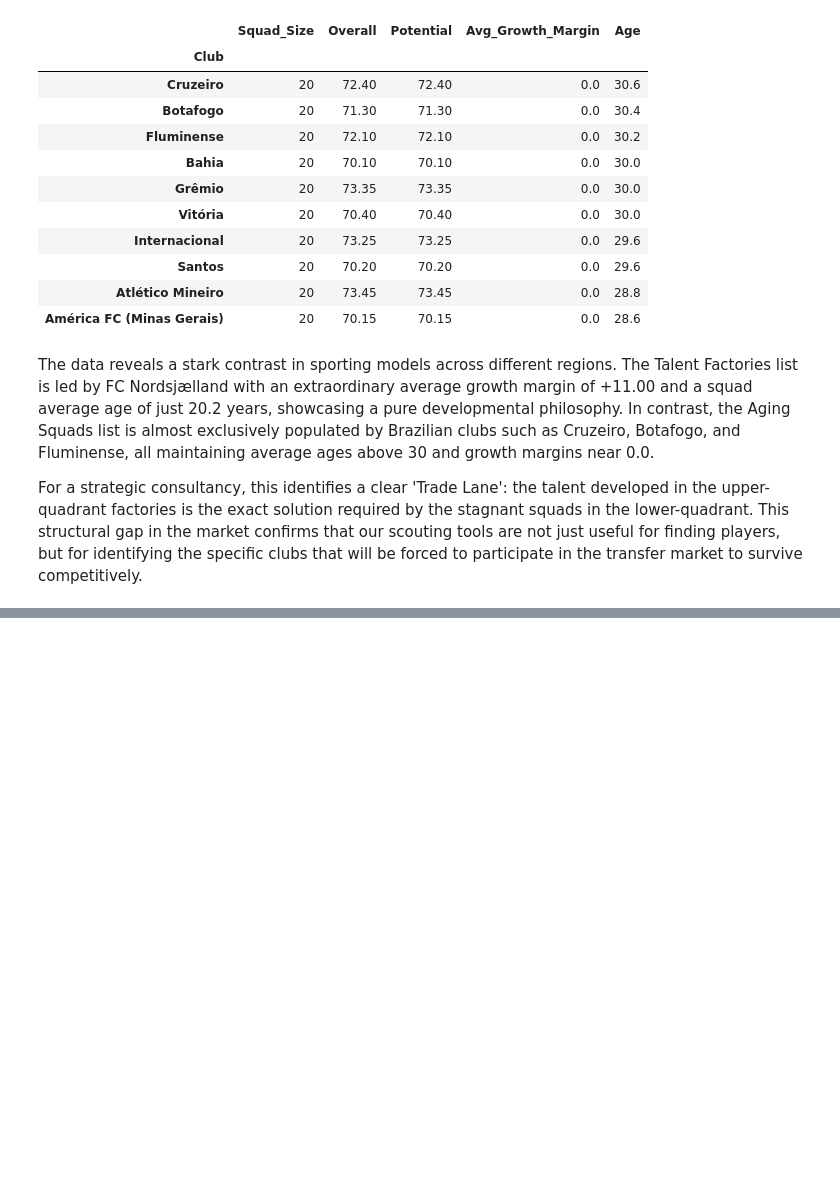
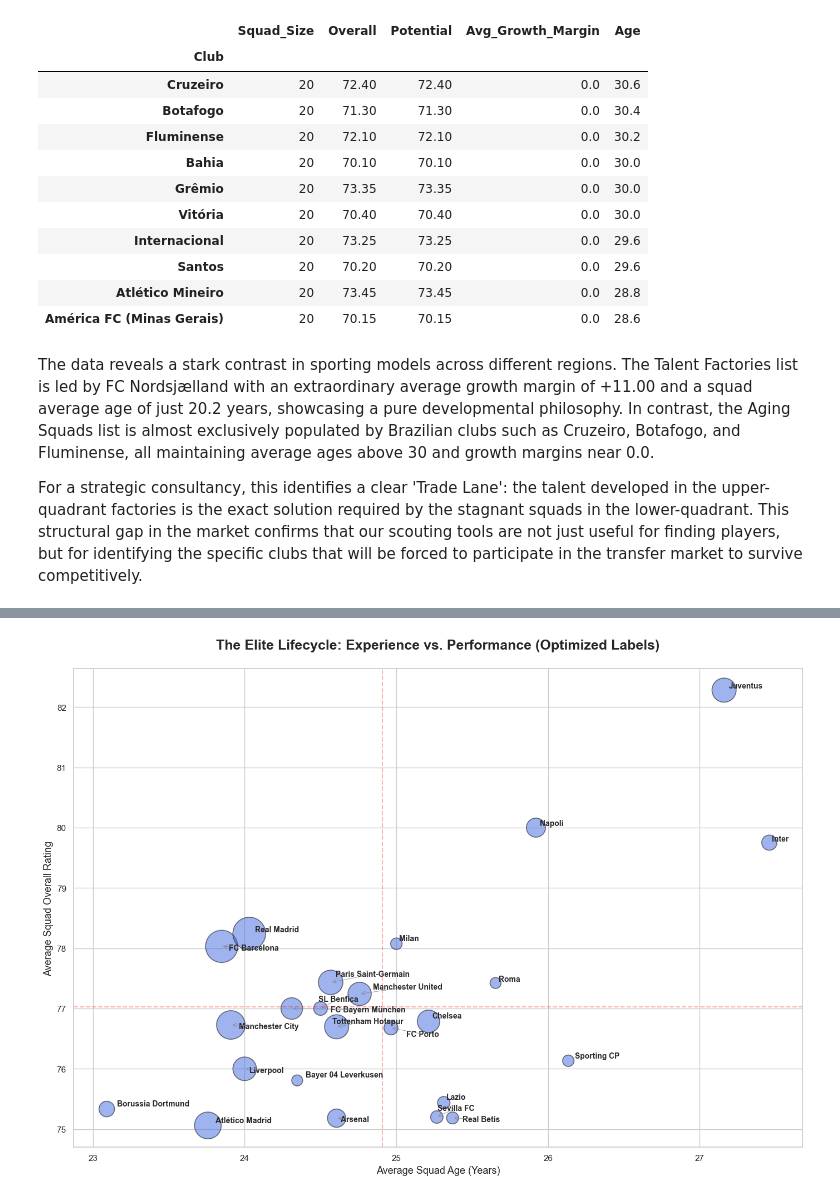
Before and after one commit to dalarconro/FIFA18_Python_Analysis, a Jupyter notebook: notebooks/03_analysis.ipynb, the cells around one changed output, grey strips where cells are left out. Cells and saved outputs as stored; diff of their text form; code cells hidden in the pictures; blank space fills up the shorter version.

```diff
--- a/notebooks/03_analysis.ipynb
+++ b/notebooks/03_analysis.ipynb
@@ -644,0 +952,61 @@ plt.show()
+# %%
+from adjustText import adjust_text
+
+# 1. Segmentation of Elite Clubs
+elite_players = club_filtering(data, min=75)
+
+# 2. Aggregating metrics
+elite_status = elite_players.groupby('Club').agg({
+    'Overall': 'mean',
+    'Age': 'mean',
+    'Release Clause (M_EUR)': 'sum'
+}).reset_index()
+
+# 3. Grapgic configuration
+plt.figure(figsize=(14, 10))
+sns.set_style("whitegrid")
+
+scatter = sns.scatterplot(
+    data=elite_status,
+    x='Age',
+    y='Overall',
+    size='Release Clause (M_EUR)',
+    sizes=(200, 1800),
+    alpha=0.5,
+    color='royalblue',
+    edgecolor='black',
+    legend=False
+)
+
+# 4. Label creation
+texts = []
+for i in range(elite_status.shape[0]):
+    texts.append(plt.text(
+        elite_status.Age[i],
+        elite_status.Overall[i],
+        elite_status.Club[i],
+        fontsize=10,
+        fontweight='semibold'
+    ))
+
+# 5. Automatic label adjustment
+# 'expand_points' & 'expand_text' control label separation
+adjust_text(texts,
+            only_move={'points':'y', 'text':'xy'},
+            arrowprops=dict(arrowstyle='->', color='gray', lw=0.5),
+            expand_points=(1.5, 1.5),
+            expand_text=(1.2, 1.2))
+
+# Reference lines (mean)
+plt.axvline(elite_status['Age'].mean(), color='red', linestyle='--', alpha=0.3)
+plt.axhline(elite_status['Overall'].mean(), color='red', linestyle='--', alpha=0.3)
+
+plt.title('The Elite Lifecycle: Experience vs. Performance (Optimized Labels)', fontsize=18, fontweight='bold', pad=25)
+plt.xlabel('Average Squad Age (Years)', fontsize=13)
+plt.ylabel('Average Squad Overall Rating', fontsize=13)
+
+plt.tight_layout()
+plt.savefig('../outputs/figures/Elite_Lifecycle.png')
+plt.show()
+# %% [output]
+[figure, added]
```
Also changed, not shown: parts of 27 cells of this notebook, 9 other files.
